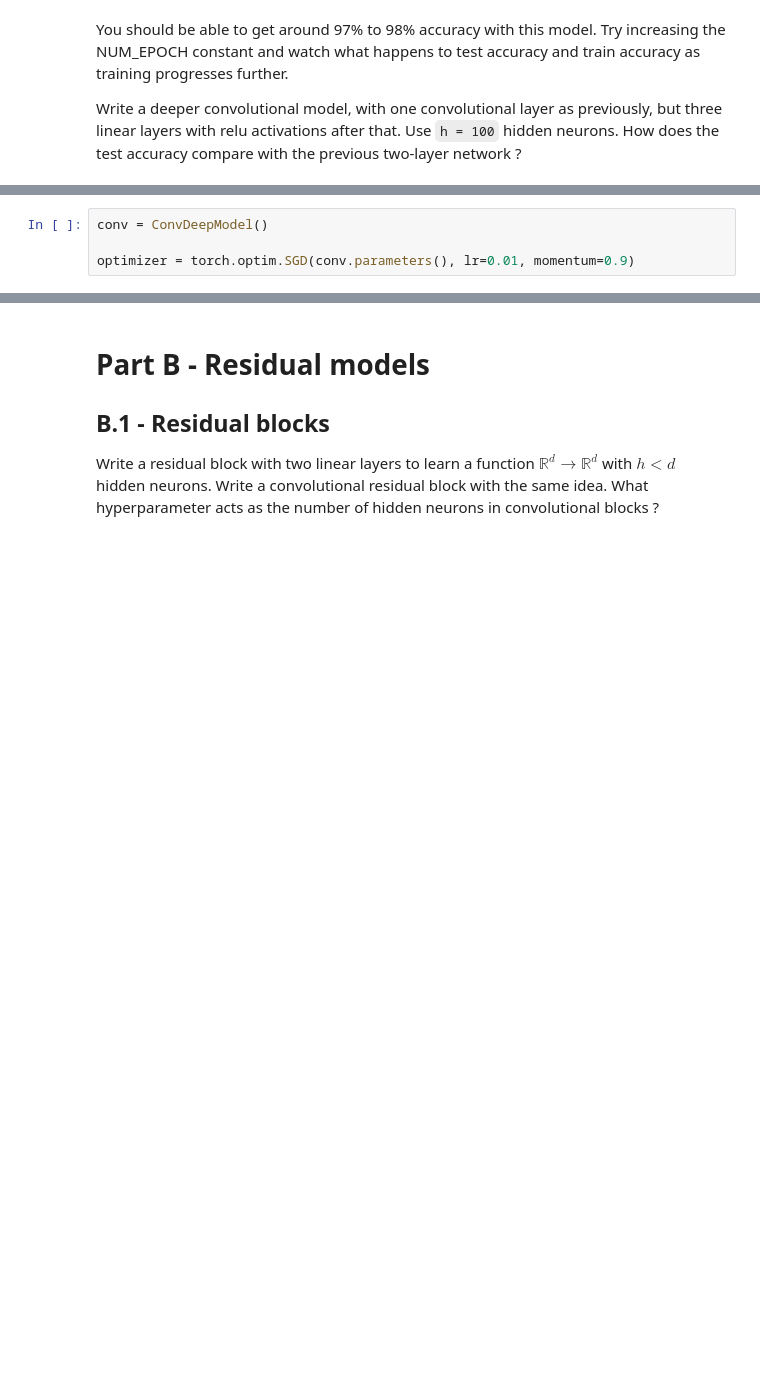
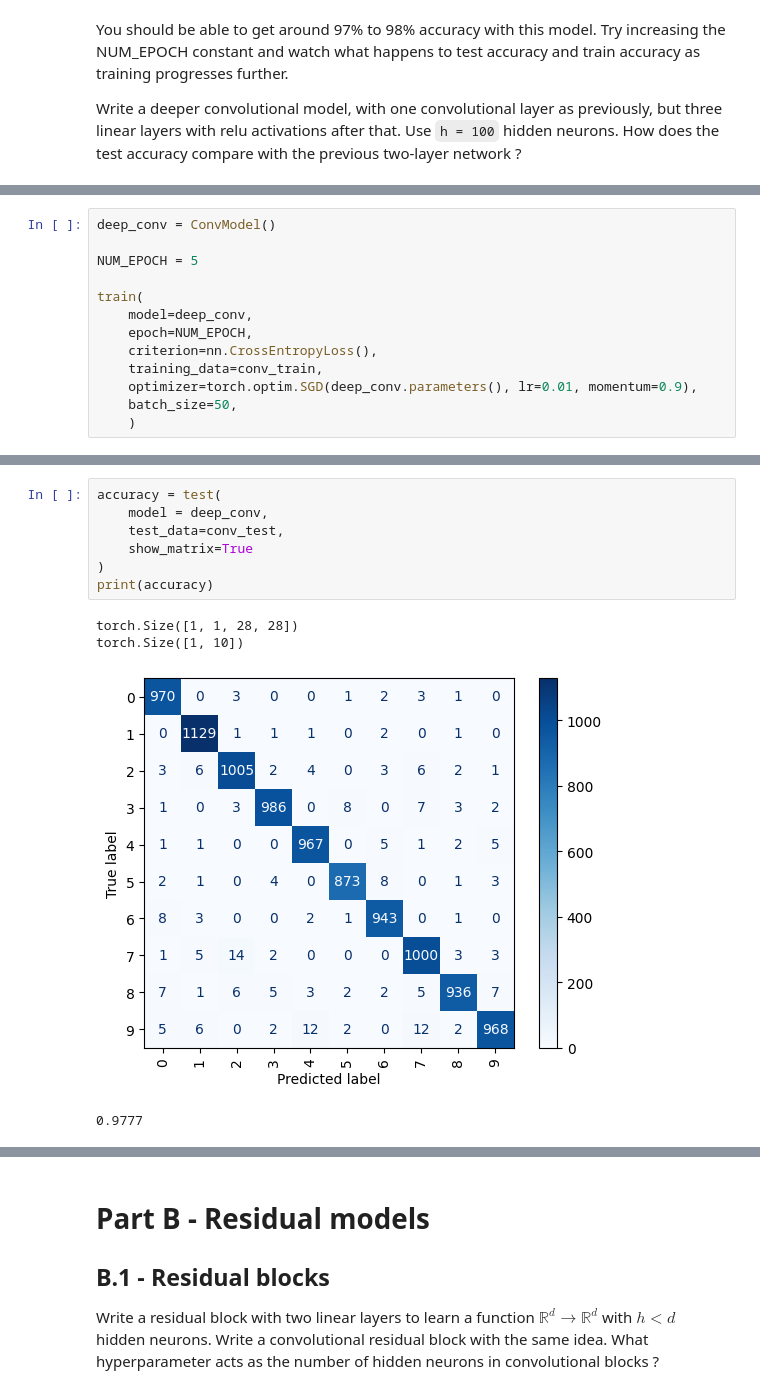
Before and after one commit to PaulToudret/ensae_dl_pw1, a Jupyter notebook: notebook.ipynb, the cells around one changed output, grey strips where cells are left out. Saved outputs shown, nothing was run; the diff lists cells and outputs as text; blank space fills up the shorter version.

```diff
--- a/notebook.ipynb
+++ b/notebook.ipynb
@@ -575,4 +567,13 @@ Plot an image from the test set then plot all 8 feature maps extracted by the co
 # %%
-conv = ConvDeepModel()
+deep_conv = ConvModel()
 
-optimizer = torch.optim.SGD(conv.parameters(), lr=0.01, momentum=0.9)
+NUM_EPOCH = 5
+
+train(
+    model=deep_conv,
+    epoch=NUM_EPOCH,
+    criterion=nn.CrossEntropyLoss(),
+    training_data=conv_train,
+    optimizer=torch.optim.SGD(deep_conv.parameters(), lr=0.01, momentum=0.9),
+    batch_size=50,
+    )
@@ -578,0 +606,12 @@ optimizer = torch.optim.SGD(conv.parameters(), lr=0.01, momentum=0.9)
+# %%
+accuracy = test(
+    model = deep_conv,
+    test_data=conv_test,
+    show_matrix=True
+)
+print(accuracy)
+# %% [output]
+torch.Size([1, 1, 28, 28])
+torch.Size([1, 10])
+[figure, added]
+0.9777
```
Also changed, not shown: parts of 20 cells of this notebook.
